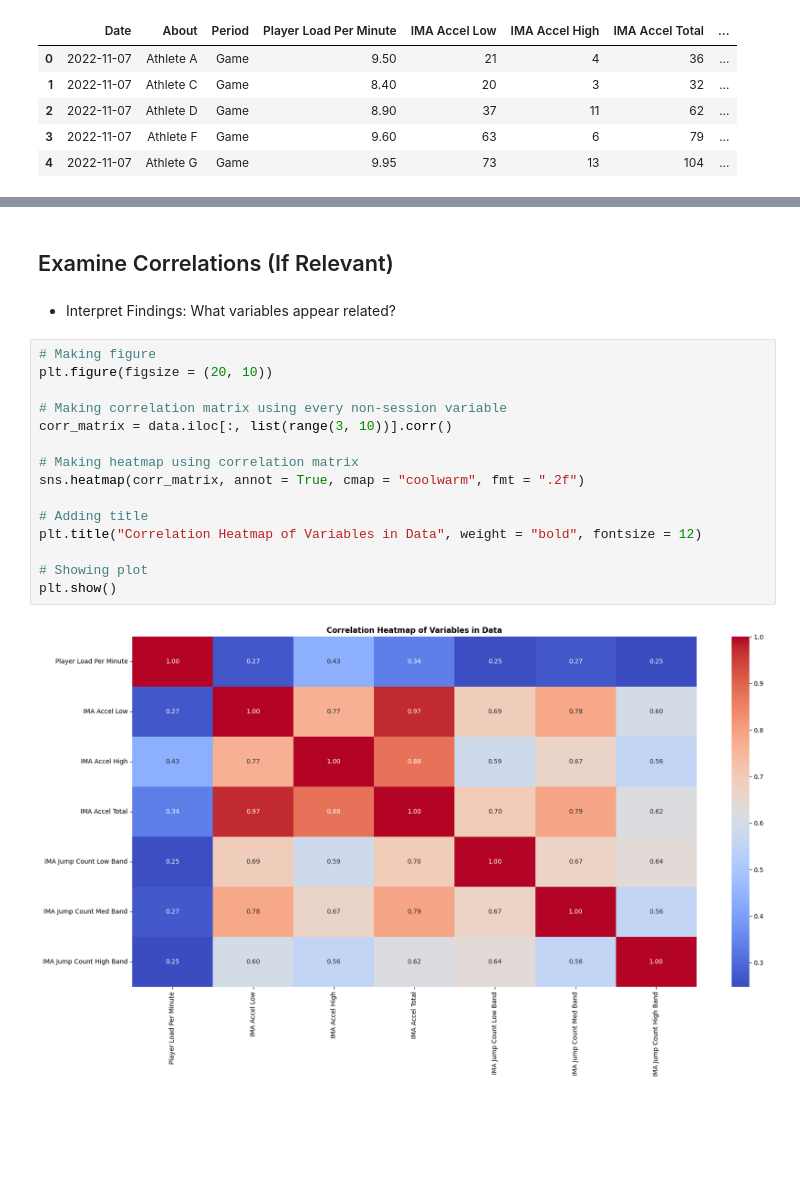
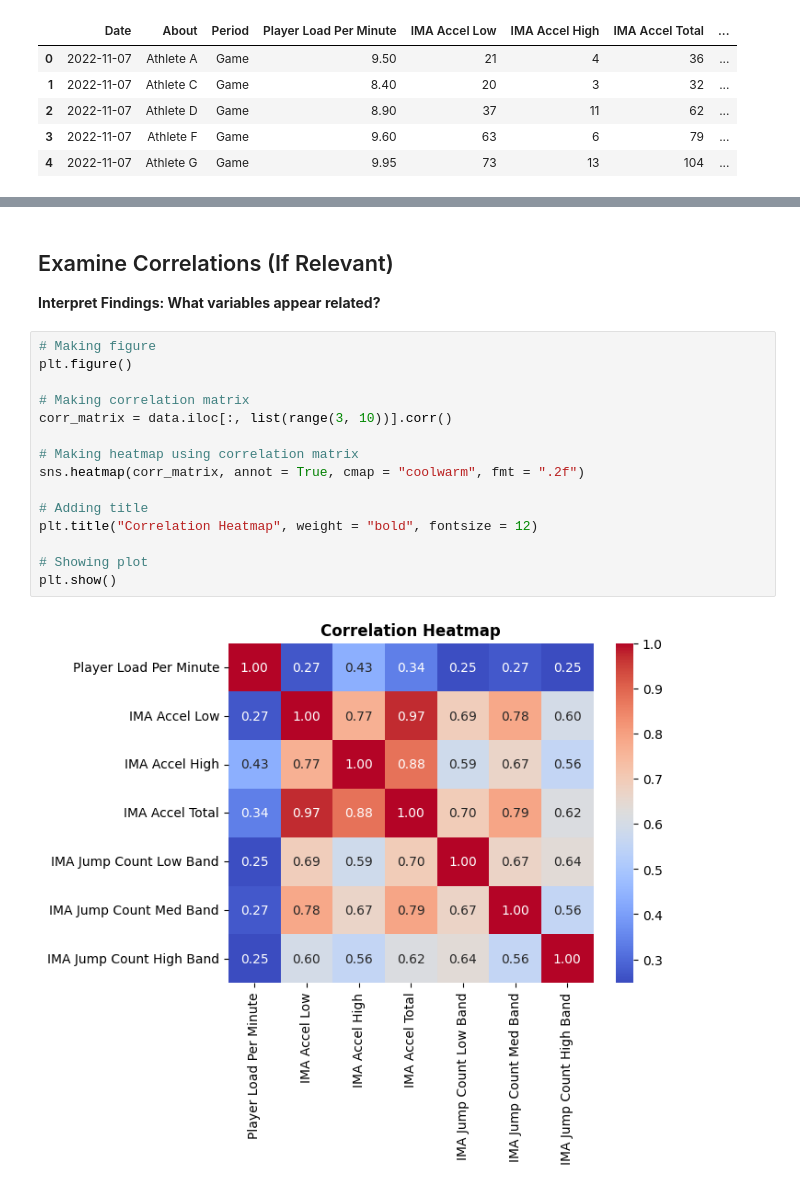
Before and after one commit to mgh2xx/FinalProject, a Jupyter notebook: assignments/EDA.ipynb, the cells around one changed output, grey strips where cells are left out. Saved outputs shown, nothing was run; the diff lists cells and outputs as text; blank space fills up the shorter version.

```diff
--- a/assignments/EDA.ipynb
+++ b/assignments/EDA.ipynb
@@ -223,24 +246,24 @@ plt.show()
 [figure]
 # %% [markdown]
 ## Examine Correlations (If Relevant)
+
+**Interpret Findings: What variables appear related?**
-# %% [markdown]
-- Interpret Findings: What variables appear related?
 # %%
 # Making figure
-plt.figure(figsize = (20, 10))
+plt.figure()
 
-# Making correlation matrix using every non-session variable
+# Making correlation matrix
 corr_matrix = data.iloc[:, list(range(3, 10))].corr()
 
 # Making heatmap using correlation matrix
 sns.heatmap(corr_matrix, annot = True, cmap = "coolwarm", fmt = ".2f")
 
 # Adding title
-plt.title("Correlation Heatmap of Variables in Data", weight = "bold", fontsize = 12)
+plt.title("Correlation Heatmap", weight = "bold", fontsize = 12)
 
 # Showing plot
 plt.show()
 # %% [output]
-[figure, old version]
+[figure, new version]
 # %% [markdown]
 ## Explore Relationship (If Relevant)
```
Also changed, not shown: parts of 22 cells of this notebook.
